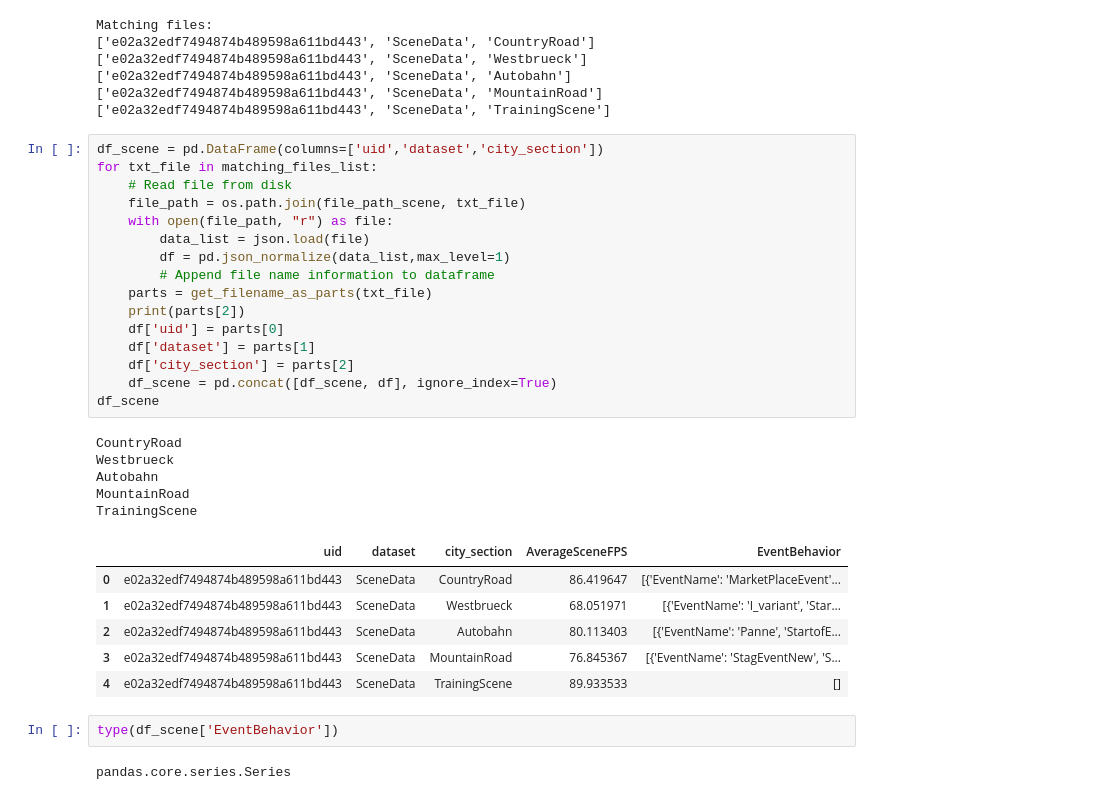
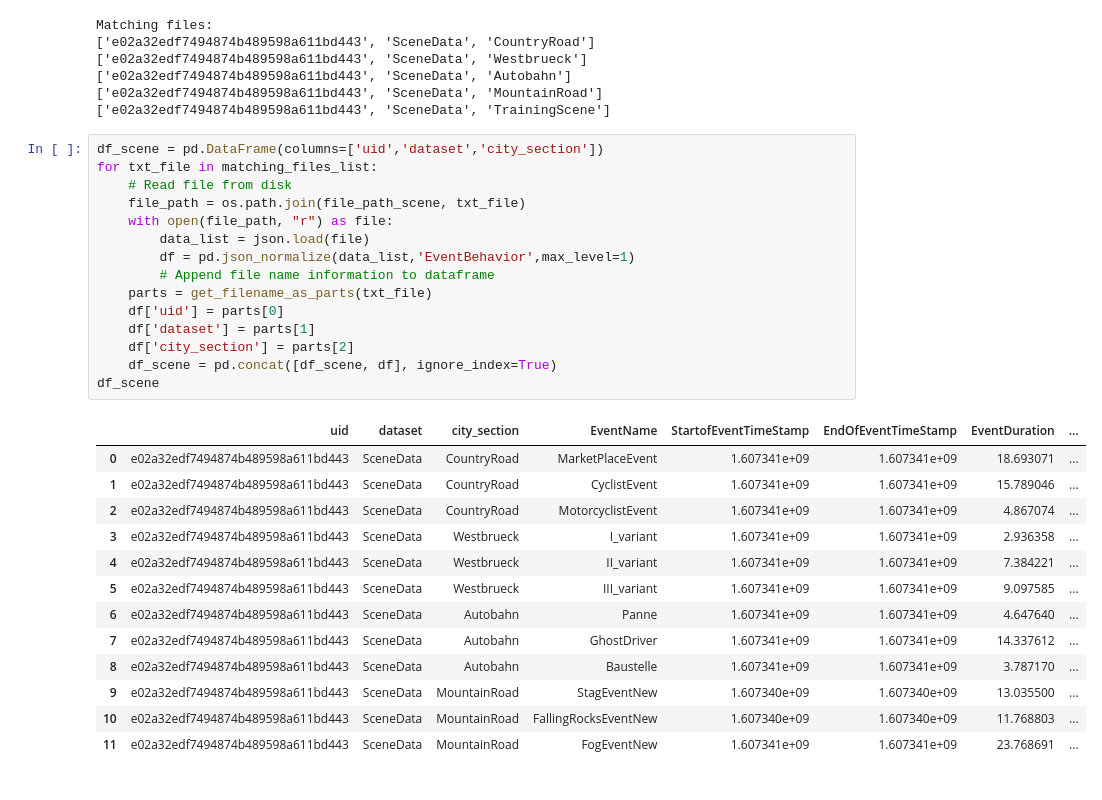
Before and after one commit to JohnMadrid/WestdriveLoopARData, a Jupyter notebook: preprocessing.ipynb, the cells around one changed output. Saved outputs shown, nothing was run; the diff lists cells and outputs as text.

Commit message:
Input and scene data extraction update

```diff
--- a/preprocessing.ipynb
+++ b/preprocessing.ipynb
@@ -653,32 +662,29 @@ Matching files:
 # %%
 df_scene = pd.DataFrame(columns=['uid','dataset','city_section'])
 for txt_file in matching_files_list:
     # Read file from disk
     file_path = os.path.join(file_path_scene, txt_file)
     with open(file_path, "r") as file:
         data_list = json.load(file)
-        df = pd.json_normalize(data_list,max_level=1)
+        df = pd.json_normalize(data_list,'EventBehavior',max_level=1)
         # Append file name information to dataframe
     parts = get_filename_as_parts(txt_file)
-    print(parts[2])
     df['uid'] = parts[0]
     df['dataset'] = parts[1]
     df['city_section'] = parts[2]
     df_scene = pd.concat([df_scene, df], ignore_index=True)
 df_scene
 # %% [output]
-CountryRoad
-Westbrueck
-Autobahn
-MountainRoad
-TrainingScene
-|  | uid | dataset | city_section | AverageSceneFPS | EventBehavior |
-| 0 | e02a32edf7494874b489598a611bd443 | SceneData | CountryRoad | 86.419647 | [{'EventName': 'MarketPlaceEvent'... |
-| 1 | e02a32edf7494874b489598a611bd443 | SceneData | Westbrueck | 68.051971 | [{'EventName': 'I_variant', 'Star... |
-| 2 | e02a32edf7494874b489598a611bd443 | SceneData | Autobahn | 80.113403 | [{'EventName': 'Panne', 'StartofE... |
-| 3 | e02a32edf7494874b489598a611bd443 | SceneData | MountainRoad | 76.845367 | [{'EventName': 'StagEventNew', 'S... |
-| 4 | e02a32edf7494874b489598a611bd443 | SceneData | TrainingScene | 89.933533 | [] |
+|  | uid | dataset | city_section | EventName | StartofEventTimeStamp | EndOfEventTimeStamp | EventDuration | ... |
+| 0 | e02a32edf7494874b489598a611bd443 | SceneData | CountryRoad | MarketPlaceEvent | 1.607341e+09 | 1.607341e+09 | 18.693071 | ... |
+| 1 | e02a32edf7494874b489598a611bd443 | SceneData | CountryRoad | CyclistEvent | 1.607341e+09 | 1.607341e+09 | 15.789046 | ... |
+| 2 | e02a32edf7494874b489598a611bd443 | SceneData | CountryRoad | MotorcyclistEvent | 1.607341e+09 | 1.607341e+09 | 4.867074 | ... |
+| 3 | e02a32edf7494874b489598a611bd443 | SceneData | Westbrueck | I_variant | 1.607341e+09 | 1.607341e+09 | 2.936358 | ... |
+| 4 | e02a32edf7494874b489598a611bd443 | SceneData | Westbrueck | II_variant | 1.607341e+09 | 1.607341e+09 | 7.384221 | ... |
+| 5 | e02a32edf7494874b489598a611bd443 | SceneData | Westbrueck | III_variant | 1.607341e+09 | 1.607341e+09 | 9.097585 | ... |
+| 6 | e02a32edf7494874b489598a611bd443 | SceneData | Autobahn | Panne | 1.607341e+09 | 1.607341e+09 | 4.647640 | ... |
+| 7 | e02a32edf7494874b489598a611bd443 | SceneData | Autobahn | GhostDriver | 1.607341e+09 | 1.607341e+09 | 14.337612 | ... |
+| 8 | e02a32edf7494874b489598a611bd443 | SceneData | Autobahn | Baustelle | 1.607341e+09 | 1.607341e+09 | 3.787170 | ... |
+| 9 | e02a32edf7494874b489598a611bd443 | SceneData | MountainRoad | StagEventNew | 1.607340e+09 | 1.607340e+09 | 13.035500 | ... |
+| 10 | e02a32edf7494874b489598a611bd443 | SceneData | MountainRoad | FallingRocksEventNew | 1.607340e+09 | 1.607340e+09 | 11.768803 | ... |
+| 11 | e02a32edf7494874b489598a611bd443 | SceneData | MountainRoad | FogEventNew | 1.607341e+09 | 1.607341e+09 | 23.768691 | ... |
-# %%
-type(df_scene['EventBehavior'])
-# %% [output]
-pandas.core.series.Series
```
Also changed, not shown: parts of 8 cells of this notebook.
